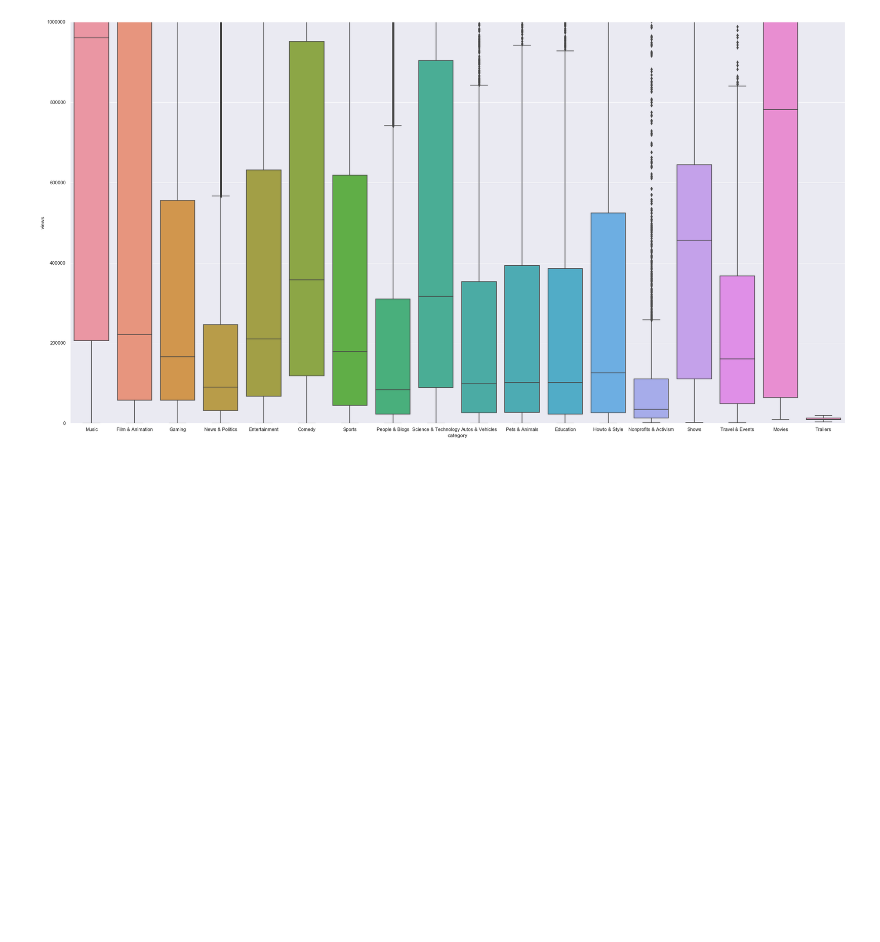
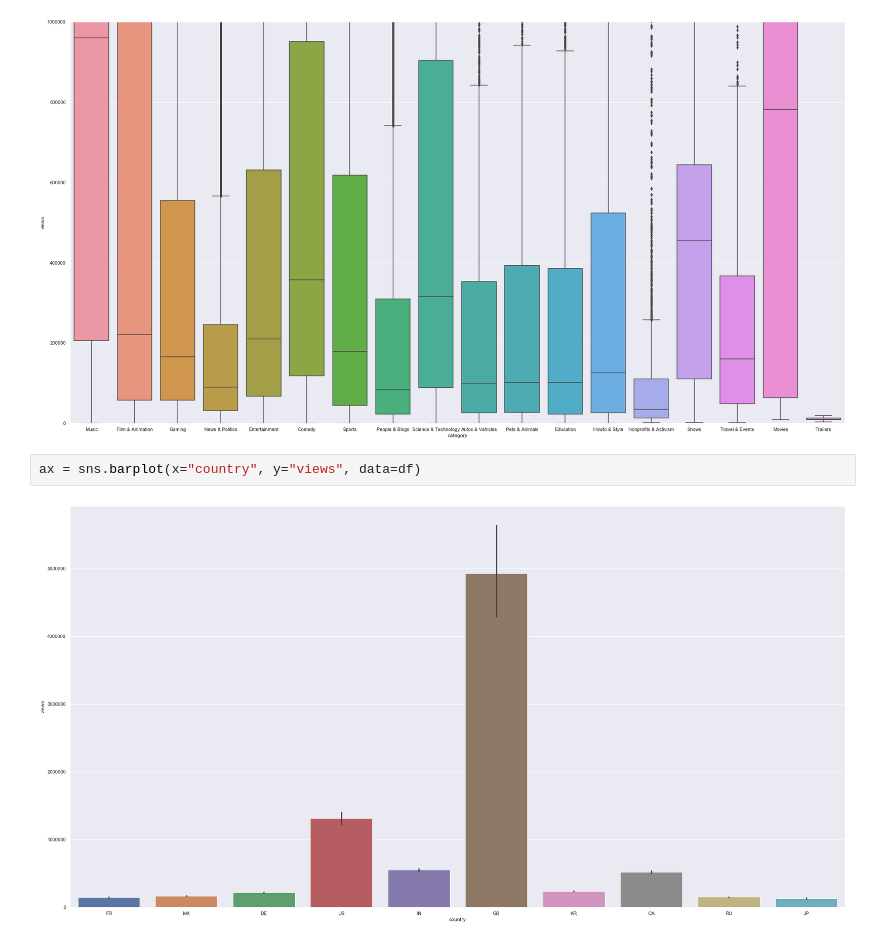
Before and after one commit to Carlene/youtube_trending, a Jupyter notebook: youtube_project.ipynb, the cells around one changed output. Cells and saved outputs as stored; diff of their text form; blank space fills up the shorter version.

Commit message:
Added default and sorted bar graphs for amount of views per country

```diff
--- a/youtube_project.ipynb
+++ b/youtube_project.ipynb
@@ -71,3 +89,7 @@ sns.set(rc={'figure.figsize':(32,17)})
 ax = sns.boxplot(x="category", y="views", data=df_all_timestamps)
 # %% [output]
 [figure]
+# %%
+ax = sns.barplot(x="country", y="views", data=df)
+# %% [output]
+[figure, added]
```
Also changed, not shown: parts of 5 cells of this notebook.
